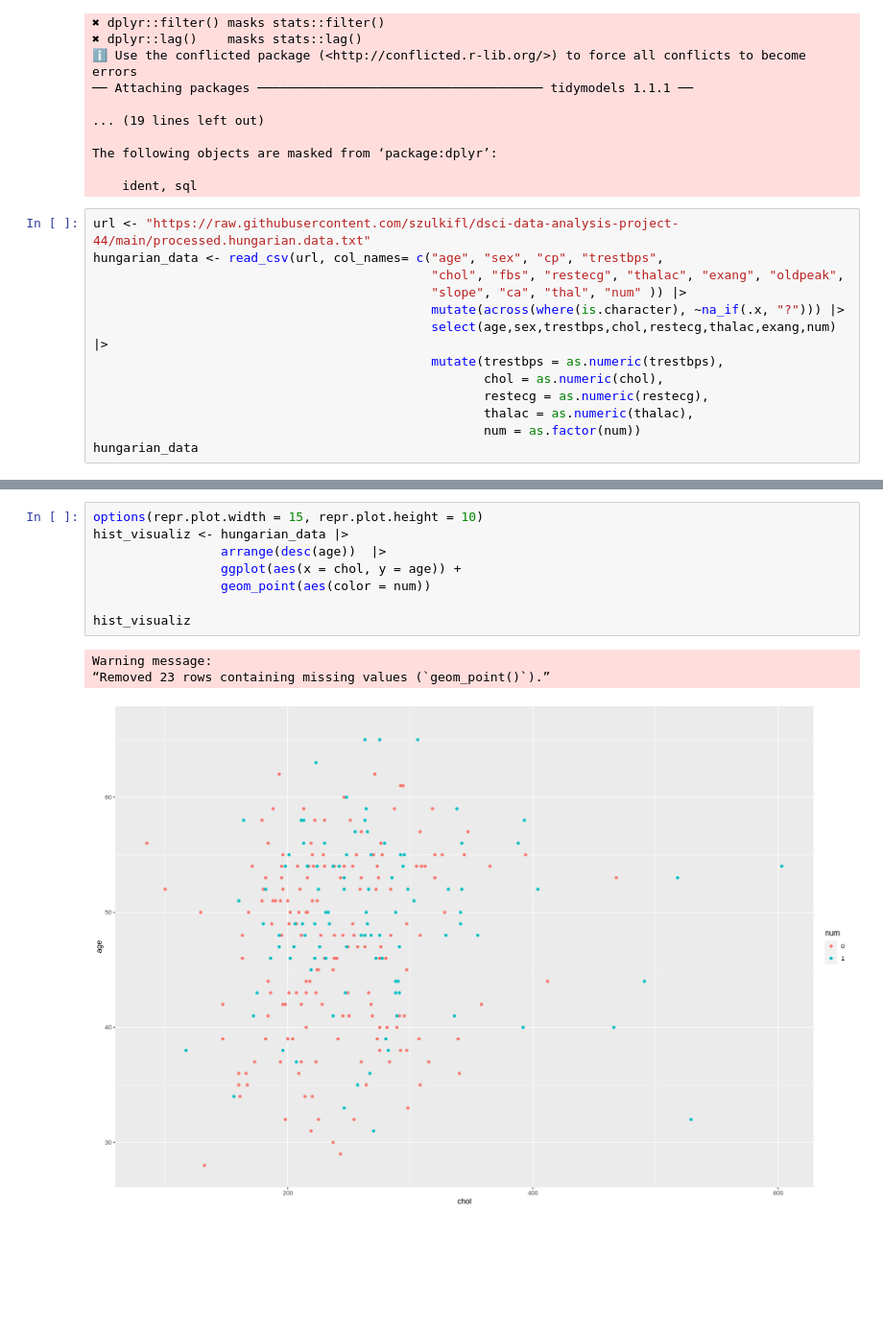
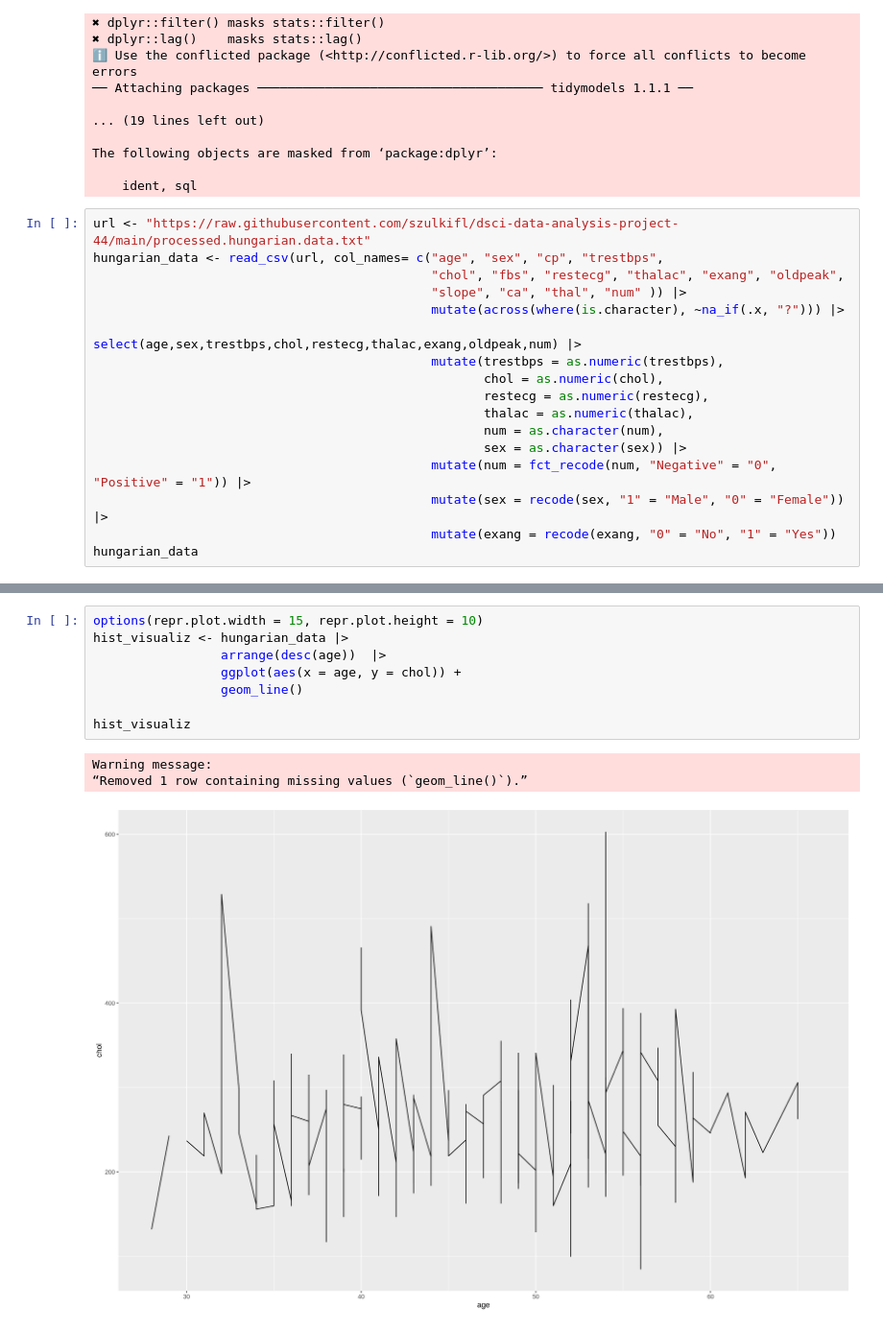
Before and after one commit to szulkifl/dsci-data-analysis-project-44, a Jupyter notebook: project_proposal.ipynb, the cells around one changed output, grey strips where cells are left out. Shown: that part at 96% size. Cells and saved outputs as stored; diff of their text form; blank space fills up the shorter version.

```diff
--- a/project_proposal.ipynb
+++ b/project_proposal.ipynb
@@ -29,12 +29,16 @@ hungarian_data <- read_csv(url, col_names= c("age", "sex", "cp", "trestbps",
                                              "chol", "fbs", "restecg", "thalac", "exang", "oldpeak",
                                              "slope", "ca", "thal", "num" )) |>
                                              mutate(across(where(is.character), ~na_if(.x, "?"))) |>
-                                             select(age,sex,trestbps,chol,restecg,thalac,exang,num) |>
+                                             select(age,sex,trestbps,chol,restecg,thalac,exang,oldpeak,num) |>
                                              mutate(trestbps = as.numeric(trestbps),
                                                     chol = as.numeric(chol),
                                                     restecg = as.numeric(restecg),
                                                     thalac = as.numeric(thalac),
-                                                    num = as.factor(num))
+                                                    num = as.character(num),
+                                                    sex = as.character(sex)) |>
+                                             mutate(num = fct_recode(num, "Negative" = "0", "Positive" = "1")) |>
+                                             mutate(sex = recode(sex, "1" = "Male", "0" = "Female")) |>
+                                             mutate(exang = recode(exang, "0" = "No", "1" = "Yes"))
 hungarian_data
 # %% [output]
 Rows: 294 Columns: 14
@@ -58,12 +62,12 @@ A tibble: 294 × 8
 # %%
 options(repr.plot.width = 15, repr.plot.height = 10)
 hist_visualiz <- hungarian_data |>
                  arrange(desc(age))  |>
-                 ggplot(aes(x = chol, y = age)) +
-                 geom_point(aes(color = num))
+                 ggplot(aes(x = age, y = chol)) +
+                 geom_line()
 
 hist_visualiz
 # %% [output]
 Warning message:
-“Removed 23 rows containing missing values (`geom_point()`).”
+“Removed 1 row containing missing values (`geom_line()`).”
-[figure, old version]
+[figure, new version]
```
Also changed, not shown: parts of 1 cell of this notebook.
